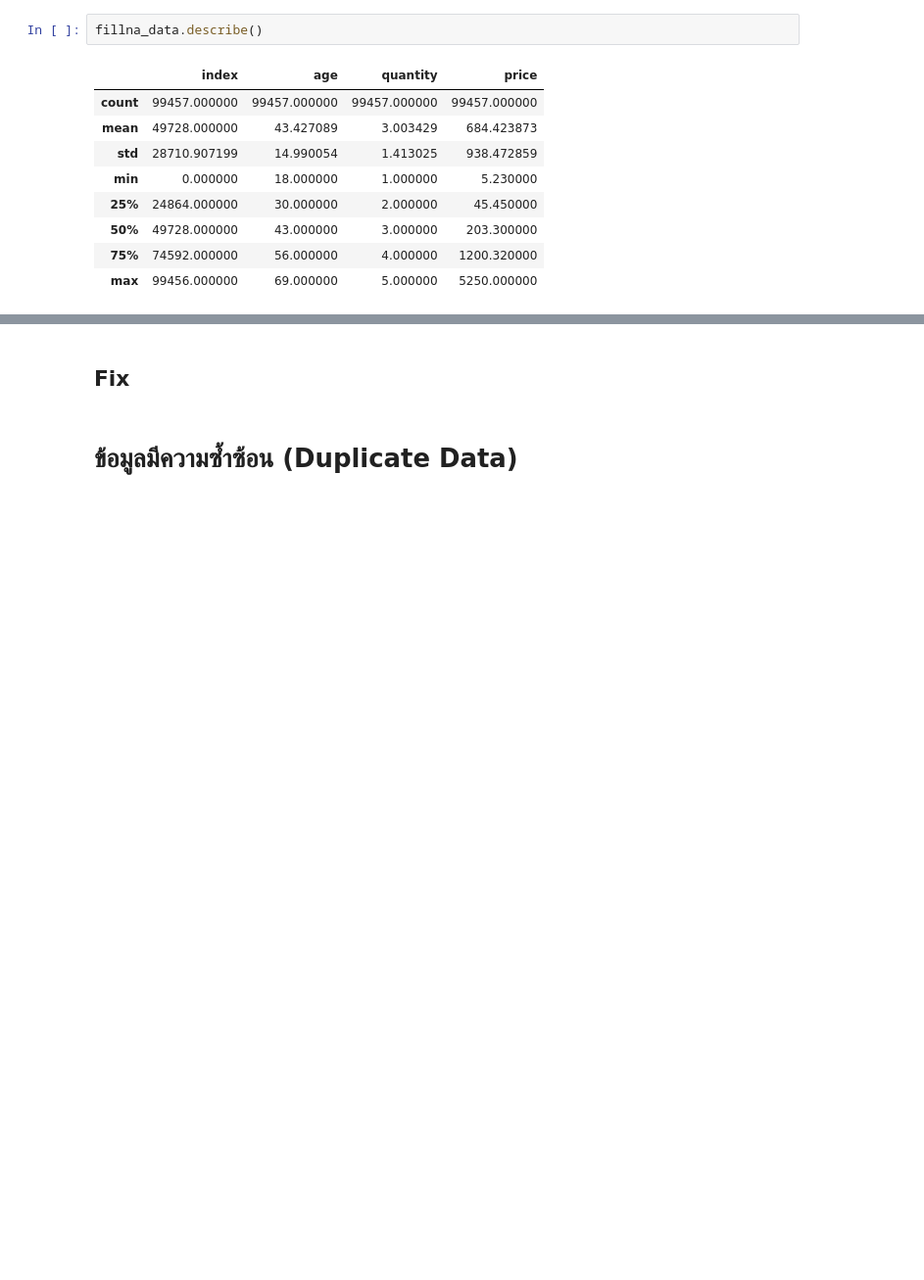
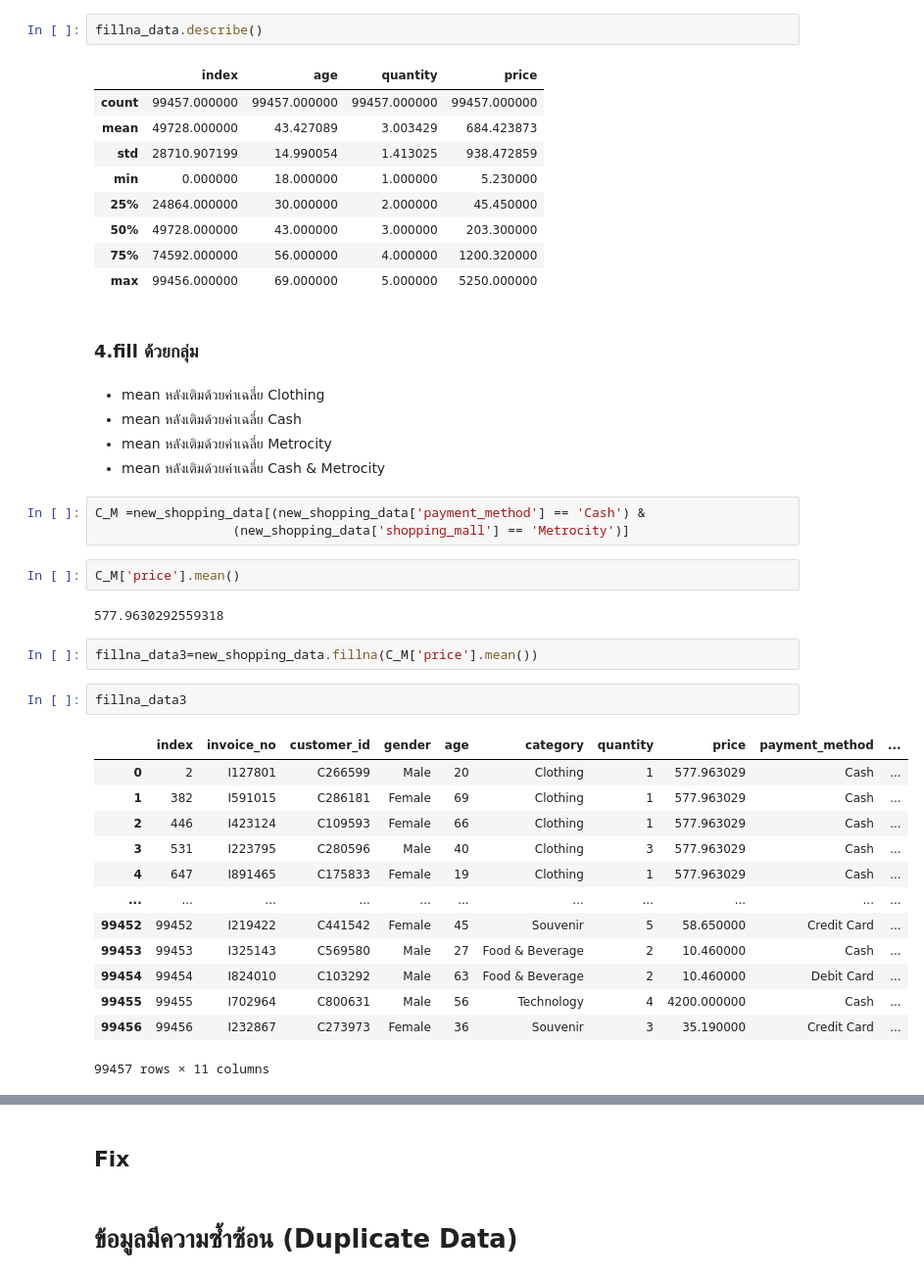
Before and after one commit to Tawanss/BSC_DPDM2023, a Jupyter notebook: Data_Preprocessing.ipynb, the cells around one changed output, grey strips where cells are left out. Shown at 98% size. Cells and saved outputs as stored; diff of their text form; blank space fills up the shorter version.

```diff
--- a/Data_Preprocessing.ipynb
+++ b/Data_Preprocessing.ipynb
@@ -210,3 +239,35 @@ fillna_data.describe()
 | 50% | 49728.000000 | 43.000000 | 3.000000 | 203.300000 |
 | 75% | 74592.000000 | 56.000000 | 4.000000 | 1200.320000 |
 | max | 99456.000000 | 69.000000 | 5.000000 | 5250.000000 |
+# %% [markdown]
+### 4.fill ด้วยกลุ่ม
+# %% [markdown]
+* mean หลังเติมด้วยค่าเฉลี่ย Clothing
+* mean หลังเติมด้วยค่าเฉลี่ย Cash
+* mean หลังเติมด้วยค่าเฉลี่ย Metrocity
+* mean หลังเติมด้วยค่าเฉลี่ย Cash & Metrocity
+# %%
+C_M =new_shopping_data[(new_shopping_data['payment_method'] == 'Cash') &
+                  (new_shopping_data['shopping_mall'] == 'Metrocity')]
+# %%
+C_M['price'].mean()
+# %% [output]
+577.9630292559318
+# %%
+fillna_data3=new_shopping_data.fillna(C_M['price'].mean())
+# %%
+fillna_data3
+# %% [output]
+|  | index | invoice_no | customer_id | gender | age | category | quantity | price | payment_method | ... |
+| 0 | 2 | I127801 | C266599 | Male | 20 | Clothing | 1 | 577.963029 | Cash | ... |
+| 1 | 382 | I591015 | C286181 | Female | 69 | Clothing | 1 | 577.963029 | Cash | ... |
+| 2 | 446 | I423124 | C109593 | Female | 66 | Clothing | 1 | 577.963029 | Cash | ... |
+| 3 | 531 | I223795 | C280596 | Male | 40 | Clothing | 3 | 577.963029 | Cash | ... |
+| 4 | 647 | I891465 | C175833 | Female | 19 | Clothing | 1 | 577.963029 | Cash | ... |
+| ... | ... | ... | ... | ... | ... | ... | ... | ... | ... | ... |
+| 99452 | 99452 | I219422 | C441542 | Female | 45 | Souvenir | 5 | 58.650000 | Credit Card | ... |
+| 99453 | 99453 | I325143 | C569580 | Male | 27 | Food & Beverage | 2 | 10.460000 | Cash | ... |
+| 99454 | 99454 | I824010 | C103292 | Male | 63 | Food & Beverage | 2 | 10.460000 | Debit Card | ... |
+| 99455 | 99455 | I702964 | C800631 | Male | 56 | Technology | 4 | 4200.000000 | Cash | ... |
+| 99456 | 99456 | I232867 | C273973 | Female | 36 | Souvenir | 3 | 35.190000 | Credit Card | ... |
+99457 rows × 11 columns
```
Also changed, not shown: parts of 12 cells of this notebook.
